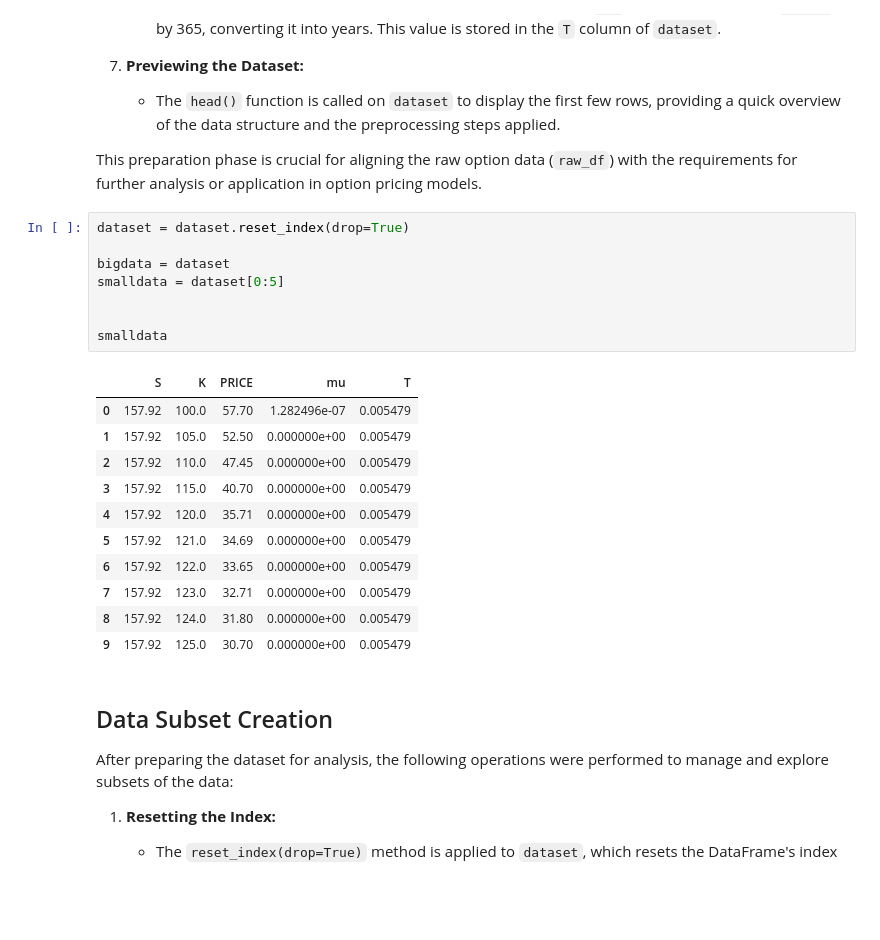
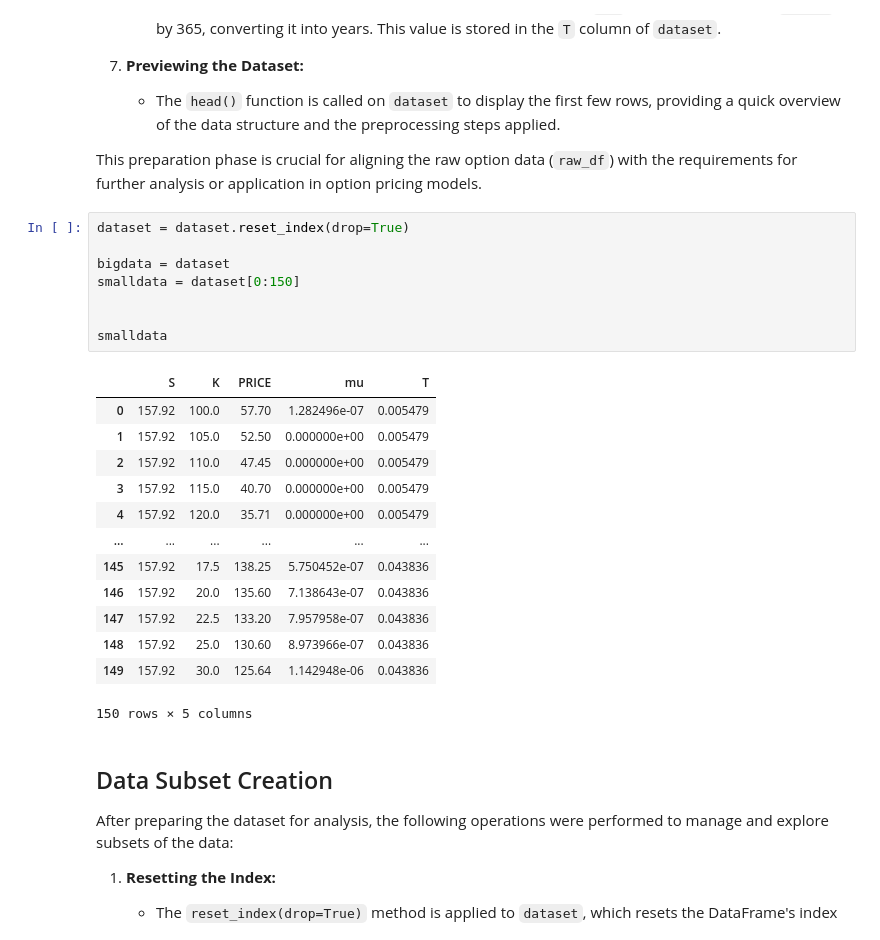
Before and after one commit to Mohamed-Nour-Bessadok/AI-Financial-Assistant, a Jupyter notebook: Heston-nn-amopt.ipynb, the cells around one changed output. Saved outputs shown, nothing was run; the diff lists cells and outputs as text; blank space fills up the shorter version.

```diff
--- a/Heston-nn-amopt.ipynb
+++ b/Heston-nn-amopt.ipynb
@@ -560,23 +560,25 @@ This preparation phase is crucial for aligning the raw option data (`raw_df`) wi
 # %%
 dataset = dataset.reset_index(drop=True)
 
 bigdata = dataset
-smalldata = dataset[0:5]
+smalldata = dataset[0:150]
 
 
 smalldata
 # %% [output]
 |  | S | K | PRICE | mu | T |
 | 0 | 157.92 | 100.0 | 57.70 | 1.282496e-07 | 0.005479 |
 | 1 | 157.92 | 105.0 | 52.50 | 0.000000e+00 | 0.005479 |
 | 2 | 157.92 | 110.0 | 47.45 | 0.000000e+00 | 0.005479 |
 | 3 | 157.92 | 115.0 | 40.70 | 0.000000e+00 | 0.005479 |
 | 4 | 157.92 | 120.0 | 35.71 | 0.000000e+00 | 0.005479 |
-| 5 | 157.92 | 121.0 | 34.69 | 0.000000e+00 | 0.005479 |
-| 6 | 157.92 | 122.0 | 33.65 | 0.000000e+00 | 0.005479 |
-| 7 | 157.92 | 123.0 | 32.71 | 0.000000e+00 | 0.005479 |
-| 8 | 157.92 | 124.0 | 31.80 | 0.000000e+00 | 0.005479 |
-| 9 | 157.92 | 125.0 | 30.70 | 0.000000e+00 | 0.005479 |
+| ... | ... | ... | ... | ... | ... |
+| 145 | 157.92 | 17.5 | 138.25 | 5.750452e-07 | 0.043836 |
+| 146 | 157.92 | 20.0 | 135.60 | 7.138643e-07 | 0.043836 |
+| 147 | 157.92 | 22.5 | 133.20 | 7.957958e-07 | 0.043836 |
+| 148 | 157.92 | 25.0 | 130.60 | 8.973966e-07 | 0.043836 |
+| 149 | 157.92 | 30.0 | 125.64 | 1.142948e-06 | 0.043836 |
+150 rows × 5 columns
 # %% [markdown]
 ## Data Subset Creation
 
```
Also changed, not shown: parts of 2 cells of this notebook.
